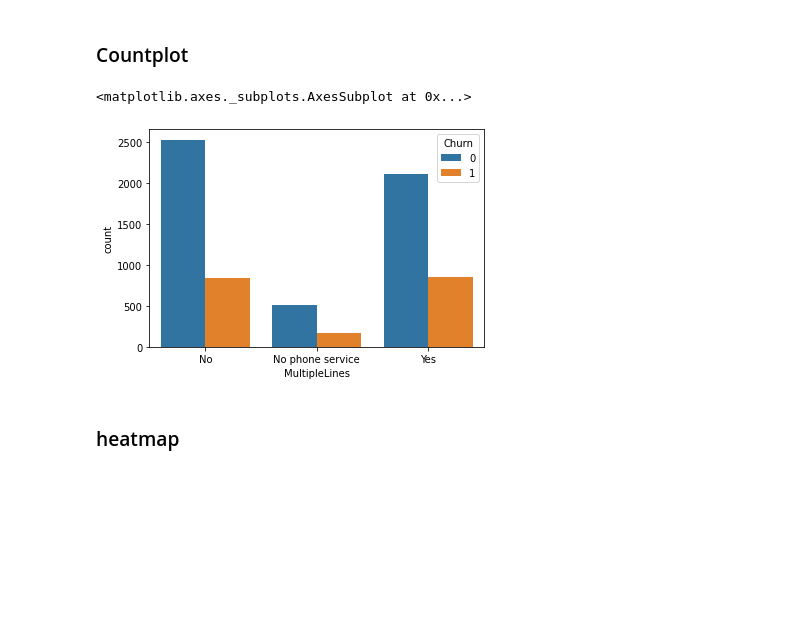
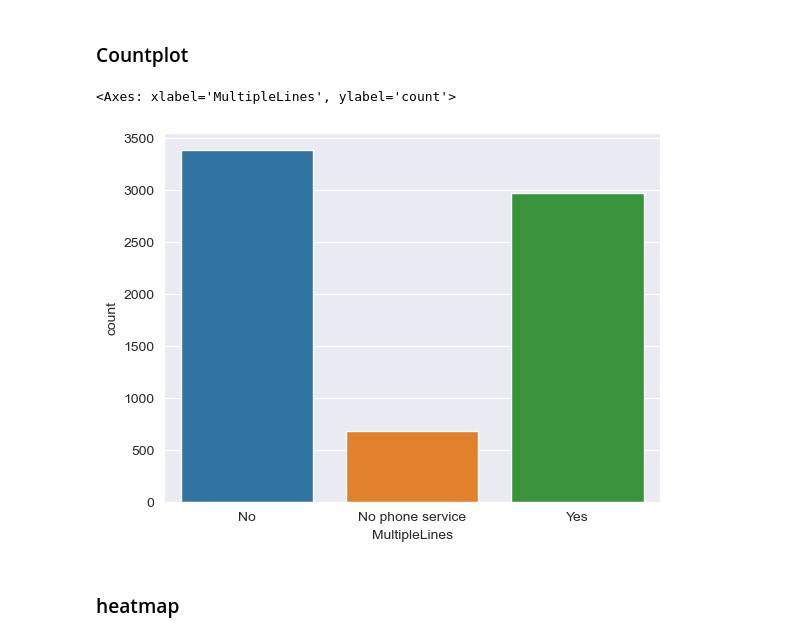
Before and after one commit to Jangchanhi/pyAICE, a Jupyter notebook: Python활용AI모델링_01_전처리_퀴즈_easy_v3_20220219.ipynb, the cells around one changed output. Cells and saved outputs as stored; diff of their text form; code cells hidden in the pictures; blank space fills up the shorter version.

```diff
--- a/Python활용AI모델링_01_전처리_퀴즈_easy_v3_20220219.ipynb
+++ b/Python활용AI모델링_01_전처리_퀴즈_easy_v3_20220219.ipynb
@@ -386,3 +390,6 @@ df[cond]
 # %%
 # DataFrame replace 함수
 # 대상 컬럼 : 'TotalCharges'
+
+df['TotalCharges'].replace(' ', '0', inplace=True)
+df.info()
@@ -392,6 +417,9 @@ df[cond]
 # %%
 # 'TotalCharges' 컬럼 type을 float로 변경
 # 결과를 TotalCharges 컬럼에 다시 넣어야 합니다.
+
+df['TotalCharges'] = df['TotalCharges'].astype(float)
+# 아까는 공백이 있었지만 이제 0으로 바꿔서 값이 나온다.
 # %%
 # 다시 Boolean indexing으로 검색 : '' 값을 가진 Row 없음
 
@@ -483,6 +513,9 @@ dtype: int64
 # 1. 결측치 많은 컬럼 :  DeviceProtection   --> drop 함수 이용하여 해당 컬럼 제거
 # 2. 결측치 작은 Row에 대해서 dropna로 제거
 # inplace=True 옵션으로 자체 저장
+
+# df.drop('DeviceProtection',axis=1,inplace=True)
+df.dropna(axis=0, inplace=True)
 # %%
 # Null 여부 다시 확인
 df.isnull().sum()
@@ -661,5 +686,7 @@ df['SeniorCitizen'].value_counts().plot(kind='bar')
 # DataFrame drop() 함수 활용
 # 대상 컬럼 : 'SeniorCitizen'
 # axis 와 inplace 옵션 사용
+
+df.drop('SeniorCitizen', axis=1, inplace=True)
 # %%
 # SeniorCitizen 삭제 확인
@@ -741,10 +770,11 @@ sns.kdeplot(data=df, x='TotalCharges', hue='Churn')
 ### Countplot
 # %%
 # MultipleLines 서비스를 사용하는 고객이 약간 더 높은 이탈율을 보인다.
-sns.countplot(data=df, x='MultipleLines',  hue='Churn')
+# sns.countplot(data=df, x='MultipleLines',  hue='Churn')
+sns.countplot(data=df, x='MultipleLines', )
 # %% [output]
-<matplotlib.axes._subplots.AxesSubplot at 0x...>
+<Axes: xlabel='MultipleLines', ylabel='count'>
-[figure, old version]
+[figure, new version]
 # %% [markdown]
 ####
 ### heatmap
```
Also changed, not shown: parts of 16 cells of this notebook.
